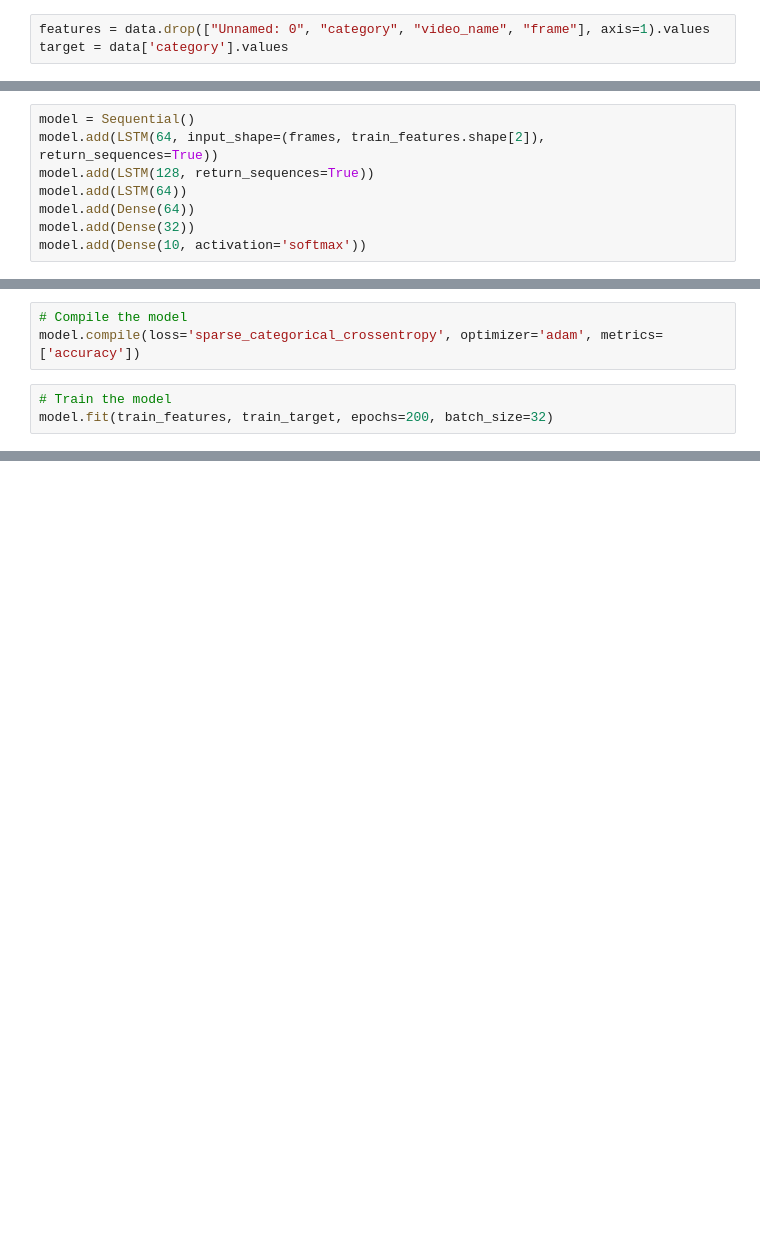
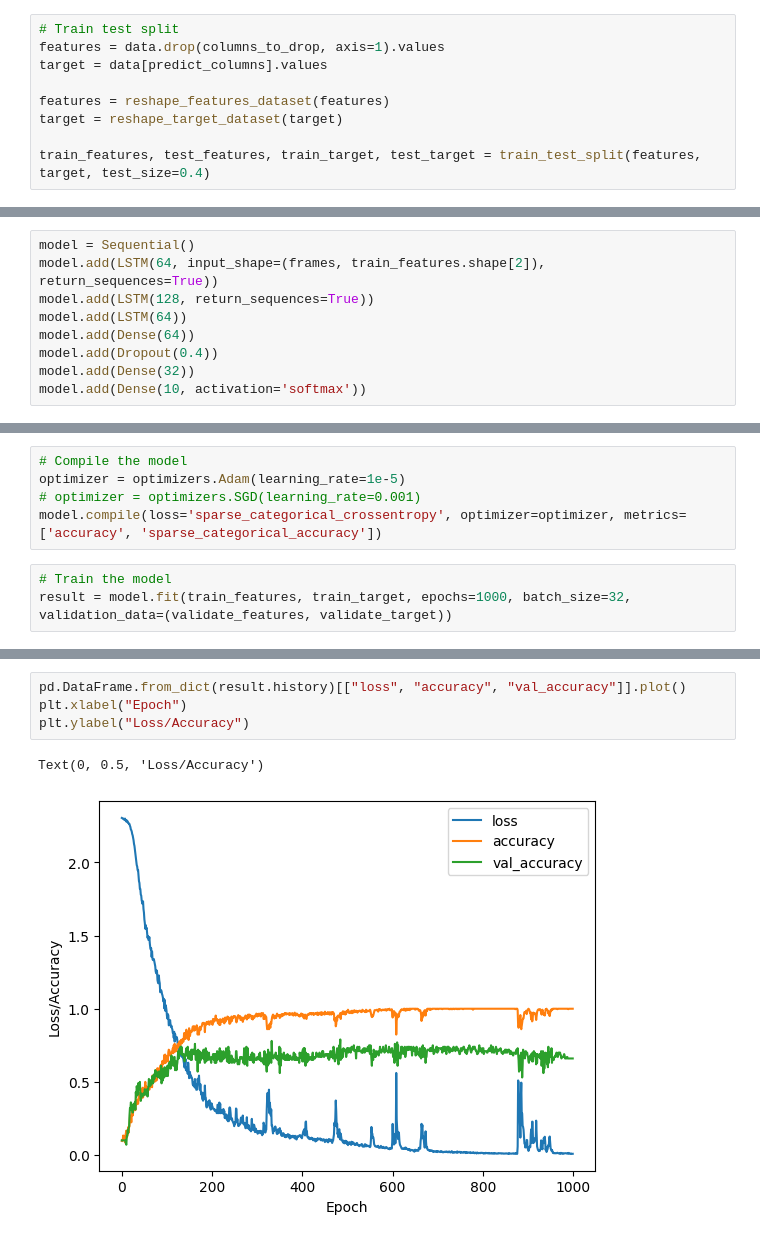
Before and after one commit to Dudu197/sign-language-recognition, a Jupyter notebook: model.ipynb, the cells around one changed output, grey strips where cells are left out. Saved outputs shown, nothing was run; the diff lists cells and outputs as text; blank space fills up the shorter version.

```diff
--- a/model.ipynb
+++ b/model.ipynb
@@ -29,3 +70,9 @@ Index(['Unnamed: 0', 'category', 'video_name', 'frame', 'hand_0_wrist_x',
 # %%
-features = data.drop(["Unnamed: 0", "category", "video_name", "frame"], axis=1).values
-target = data['category'].values
+# Train test split
+features = data.drop(columns_to_drop, axis=1).values
+target = data[predict_columns].values
+
+features = reshape_features_dataset(features)
+target = reshape_target_dataset(target)
+
+train_features, test_features, train_target, test_target = train_test_split(features, target, test_size=0.4)
@@ -62,6 +86,7 @@ model.add(LSTM(64, input_shape=(frames, train_features.shape[2]), return_sequenc
 model.add(LSTM(128, return_sequences=True))
 model.add(LSTM(64))
 model.add(Dense(64))
+model.add(Dropout(0.4))
 model.add(Dense(32))
 model.add(Dense(10, activation='softmax'))
 # %% [output]
@@ -86,7 +110,9 @@ model.add(Dense(10, activation='softmax'))
 # %%
 # Compile the model
-model.compile(loss='sparse_categorical_crossentropy', optimizer='adam', metrics=['accuracy'])
+optimizer = optimizers.Adam(learning_rate=1e-5)
+# optimizer = optimizers.SGD(learning_rate=0.001)
+model.compile(loss='sparse_categorical_crossentropy', optimizer=optimizer, metrics=['accuracy', 'sparse_categorical_accuracy'])
 # %%
 # Train the model
-model.fit(train_features, train_target, epochs=200, batch_size=32)
+result = model.fit(train_features, train_target, epochs=1000, batch_size=32, validation_data=(validate_features, validate_target))
 # %% [output]
@@ -155,0 +183,7 @@ Test accuracy: 0.8199999928474426
+# %%
+pd.DataFrame.from_dict(result.history)[["loss", "accuracy", "val_accuracy"]].plot()
+plt.xlabel("Epoch")
+plt.ylabel("Loss/Accuracy")
+# %% [output]
+Text(0, 0.5, 'Loss/Accuracy')
+[figure, added]
```
Also changed, not shown: parts of 31 cells of this notebook, 2 other files.
